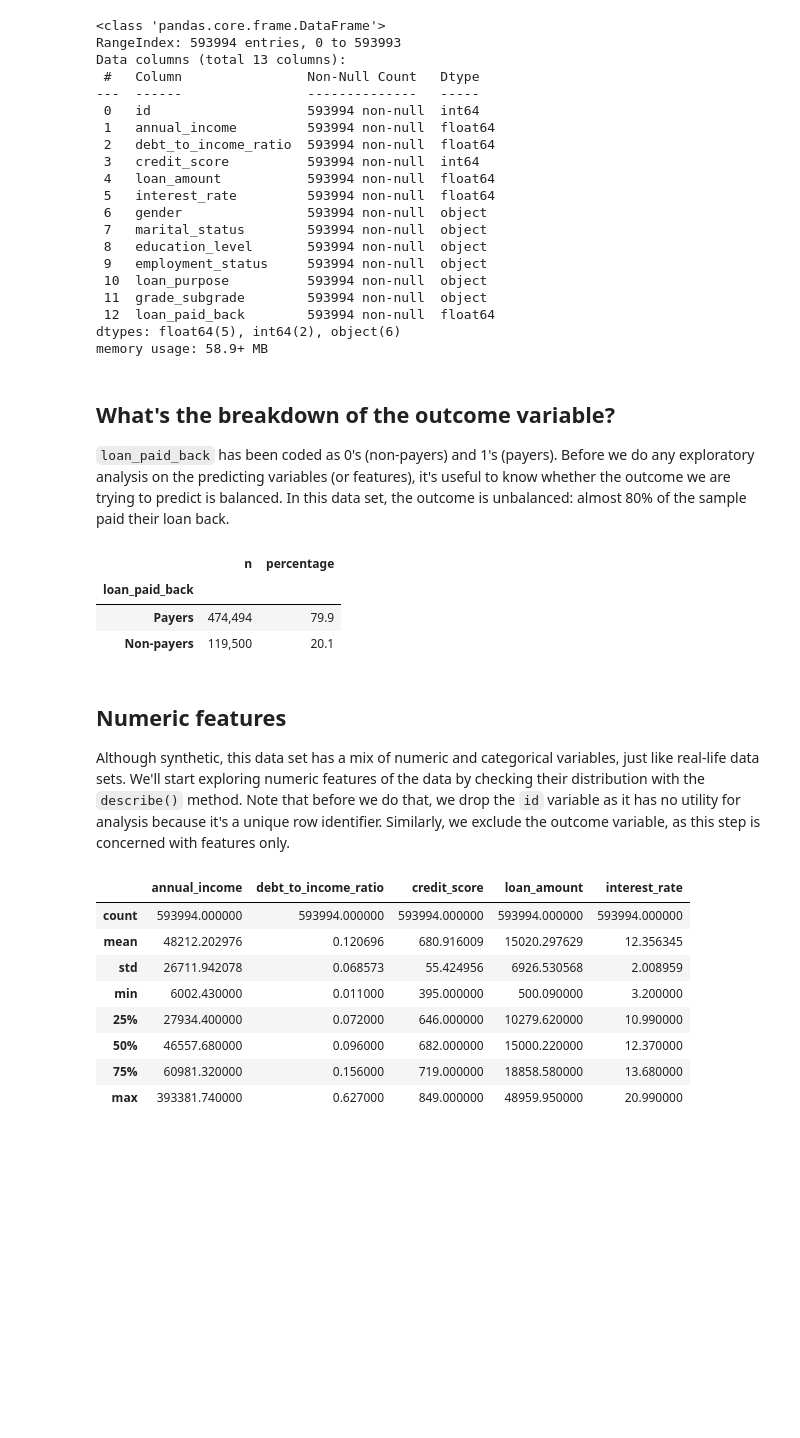
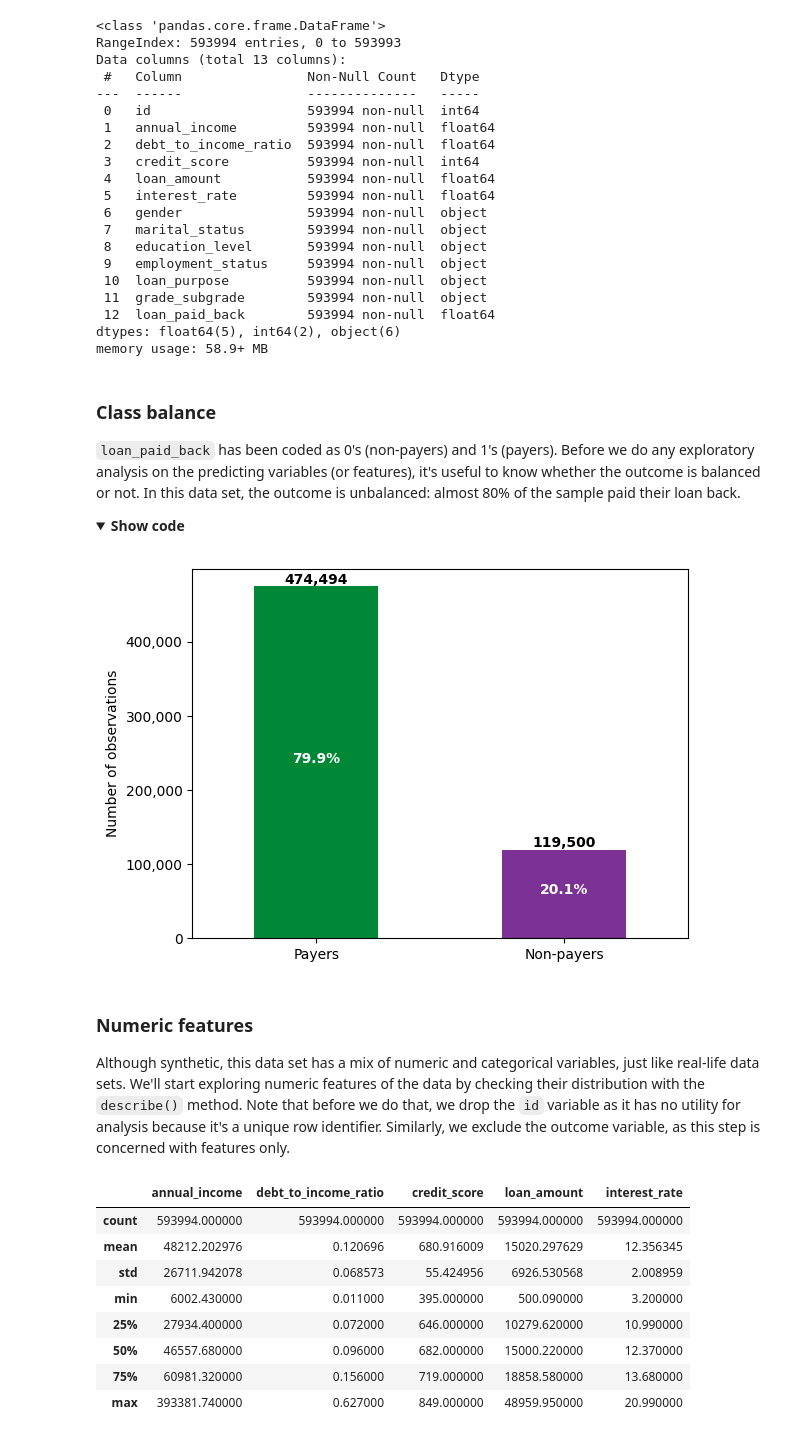
Before and after one commit to znogbes/kaggle-predicting-loan-payback, a Jupyter notebook: eda-and-pre-ml.ipynb, the cells around one changed output. Drawn from its saved outputs; the diff is of its cells as text; code cells hidden in the pictures; folded sections open; blank space fills up the shorter version.

Commit message:
new class balance chart and text review

```diff
--- a/eda-and-pre-ml.ipynb
+++ b/eda-and-pre-ml.ipynb
@@ -84,26 +84,45 @@ Data columns (total 13 columns):
 dtypes: float64(5), int64(2), object(6)
 memory usage: 58.9+ MB
 # %% [markdown]
-## **What's the breakdown of the outcome variable?**
+### **Class balance**
 
-`loan_paid_back` has been coded as 0's (non-payers) and 1's (payers). Before we do any exploratory analysis on the predicting variables (or features), it's useful to know whether the outcome we are trying to predict is balanced. In this data set, the outcome is unbalanced: almost 80% of the sample paid their loan back.
+`loan_paid_back` has been coded as 0's (non-payers) and 1's (payers). Before we do any exploratory analysis on the predicting variables (or features), it's useful to know whether the outcome is balanced or not. In this data set, the outcome is unbalanced: almost 80% of the sample paid their loan back.
+
+<details markdown="1">
+<summary><b>Show code</b></summary>
-# %%
-# payback outcome breakdown
-df = pd.DataFrame({
-    'n': data['loan_paid_back'].value_counts().map('{:,}'.format),
-    'percentage': 100*data['loan_paid_back'].value_counts(normalize=True).round(3)
-    })
-df
-
-# make pretty for markdown display
-df.style.format(precision=1).relabel_index(['Payers', 'Non-payers'], axis=0)
-# %% [output]
-|  | n | percentage |
-| loan_paid_back |  |  |
-| Payers | 474,494 | 79.9 |
-| Non-payers | 119,500 | 20.1 |
+# %%
+# make frequency table of outcome
+outcome_freq = data['loan_paid_back'].value_counts().reset_index()
+outcome_freq.columns = ['loan_paid_back', 'count']
+# calculate percentage
+outcome_freq['percentage'] = 100*data['loan_paid_back'].value_counts(normalize=True).round(3).values
+# relabel for plotting
+outcome_freq['loan_paid_back'] = outcome_freq['loan_paid_back'].map({0: 'Non-payers', 1: 'Payers'})
+
+# make stacked bar plot of outcome
+outcome_freq.plot(x='loan_paid_back', y='count', kind='bar', stacked=True, color=['#008837', '#7b3294'], legend=False)
+# make x-axis text horizontal
+plt.xticks(rotation=0)
+# format y-axis with commas
+plt.gca().yaxis.set_major_formatter(mtick.StrMethodFormatter('{x:,.0f}'))
+# add count labels on top of bars, with some space, formatting numbers with commas
+for index, value in enumerate(outcome_freq['count']):
+    # add 4000 to value to control positioning of numeric label
+    plt.text(index, value + 4000, f"{value:,}", ha='center', fontweight='bold')
+    # add percentage labels inside bars
+    plt.text(index, value/2, f"{outcome_freq['percentage'][index]:.1f}%", ha='center', color='white', fontweight='bold')
+
+# set y-axis label
+plt.ylabel('Number of observations')
+# remove x-axis label
+plt.xlabel('')
+plt.show()
+# %% [output]
+[figure, added]
 # %% [markdown]
-## **Numeric features**
+</summary>
+
+### **Numeric features**
 
 Although synthetic, this data set has a mix of numeric and categorical variables, just like real-life data sets. We'll start exploring numeric features of the data by checking their distribution with the `describe()` method. Note that before we do that, we drop the `id` variable as it has no utility for analysis because it's a unique row identifier. Similarly, we exclude the outcome variable, as this step is concerned with features only.
 # %%
```
Also changed, not shown: parts of 13 cells of this notebook.
